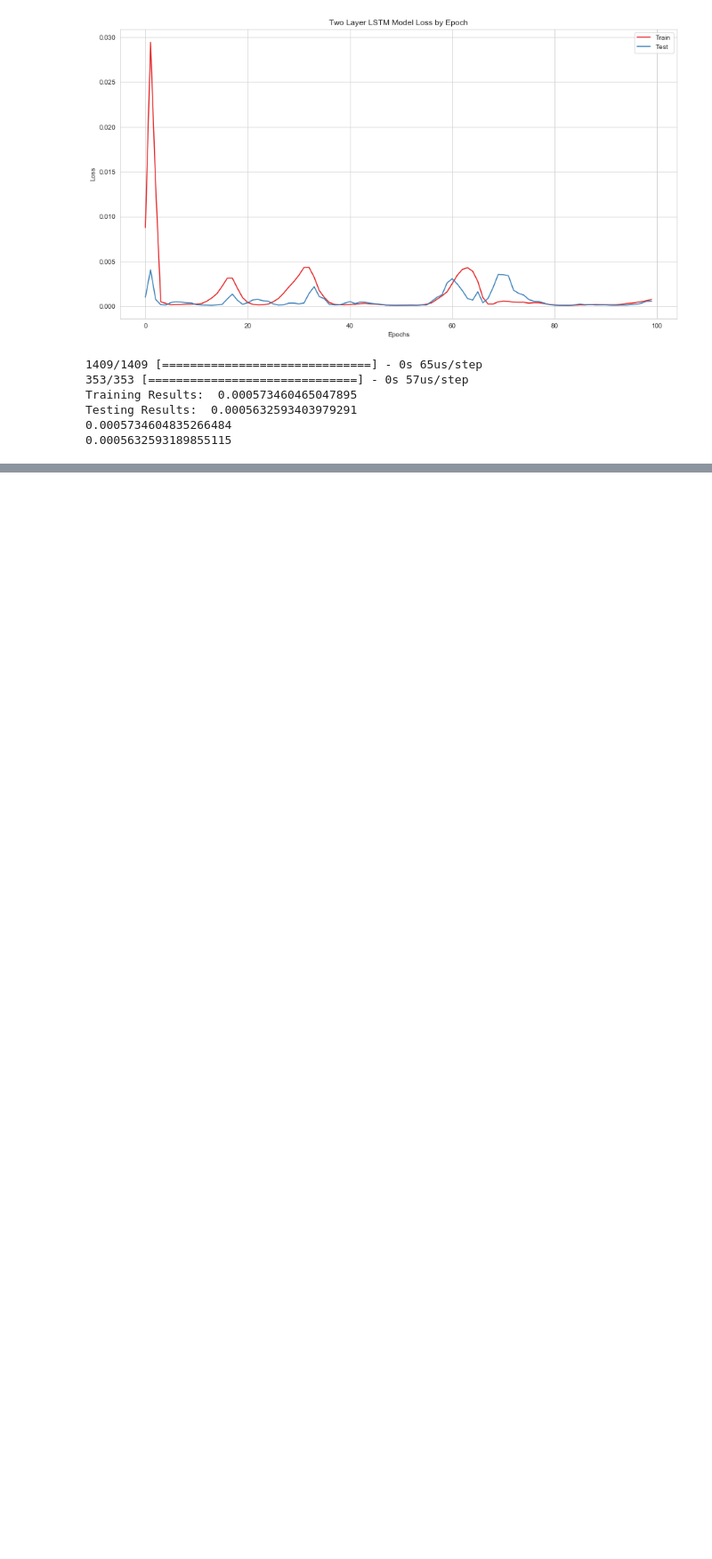
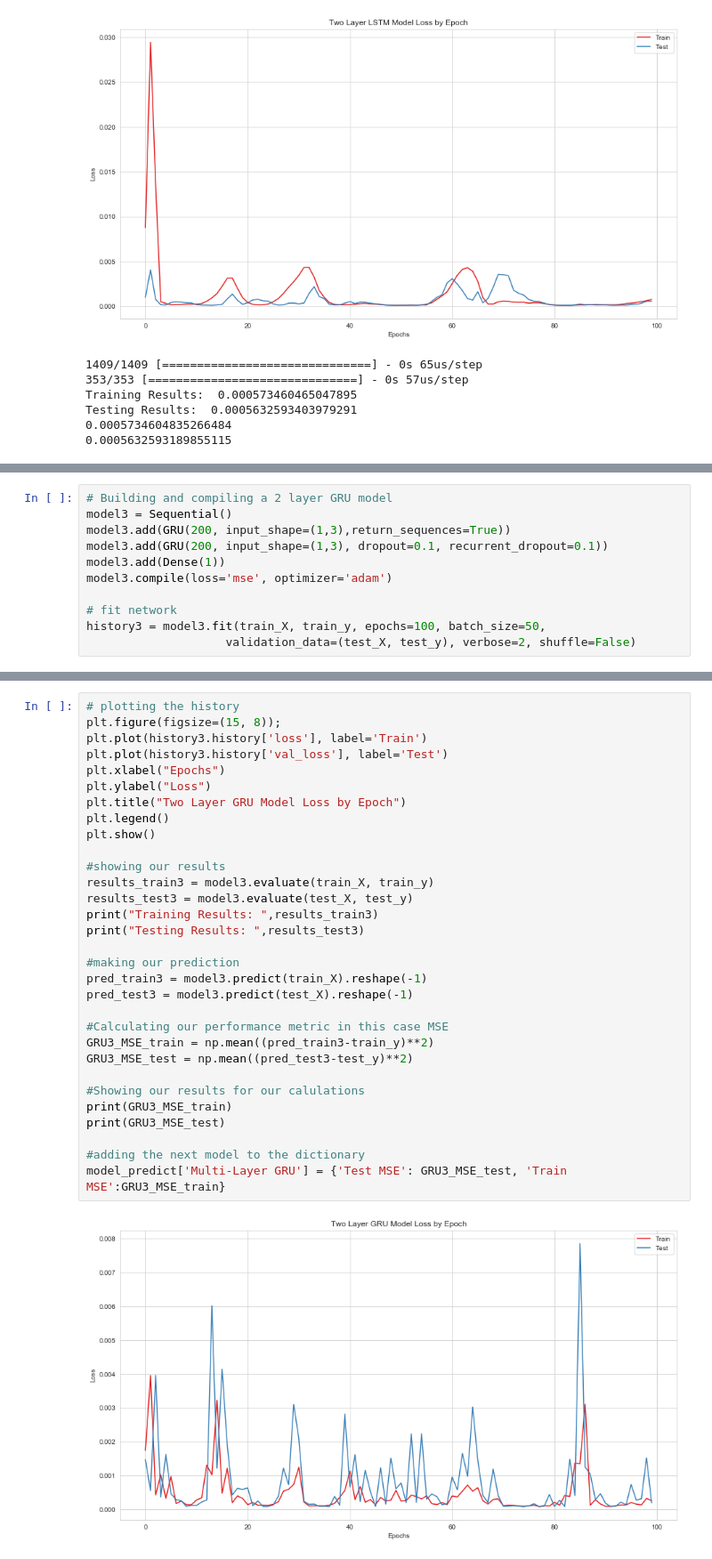
Before and after one commit to MissAle17/dsc-4-final-project-online-ds-sp-000, a Jupyter notebook: student.ipynb, the cells around one changed output, grey strips where cells are left out. Shown at 89% size. Drawn from its saved outputs; the diff is of its cells as text; blank space fills up the shorter version.

```diff
--- a/student.ipynb
+++ b/student.ipynb
@@ -638,0 +621,11 @@ for key in model_predict.keys():
+# %%
+# Building and compiling a 2 layer GRU model
+model3 = Sequential()
+model3.add(GRU(200, input_shape=(1,3),return_sequences=True))
+model3.add(GRU(200, input_shape=(1,3), dropout=0.1, recurrent_dropout=0.1))
+model3.add(Dense(1))
+model3.compile(loss='mse', optimizer='adam')
+
+# fit network
+history3 = model3.fit(train_X, train_y, epochs=100, batch_size=50,
+                    validation_data=(test_X, test_y), verbose=2, shuffle=False)
@@ -638,0 +650,33 @@ for key in model_predict.keys():
+# %%
+# plotting the history
+plt.figure(figsize=(15, 8));
+plt.plot(history3.history['loss'], label='Train')
+plt.plot(history3.history['val_loss'], label='Test')
+plt.xlabel("Epochs")
+plt.ylabel("Loss")
+plt.title("Two Layer GRU Model Loss by Epoch")
+plt.legend()
+plt.show()
+
+#showing our results
+results_train3 = model3.evaluate(train_X, train_y)
+results_test3 = model3.evaluate(test_X, test_y)
+print("Training Results: ",results_train3)
+print("Testing Results: ",results_test3)
+
+#making our prediction
+pred_train3 = model3.predict(train_X).reshape(-1)
+pred_test3 = model3.predict(test_X).reshape(-1)
+
+#Calculating our performance metric in this case MSE
+GRU3_MSE_train = np.mean((pred_train3-train_y)**2)
+GRU3_MSE_test = np.mean((pred_test3-test_y)**2)
+
+#Showing our results for our calulations
+print(GRU3_MSE_train)
+print(GRU3_MSE_test)
+
+#adding the next model to the dictionary
+model_predict['Multi-Layer GRU'] = {'Test MSE': GRU3_MSE_test, 'Train MSE':GRU3_MSE_train}
+# %% [output]
+[figure, added]
```
Also changed, not shown: parts of 18 cells of this notebook.
